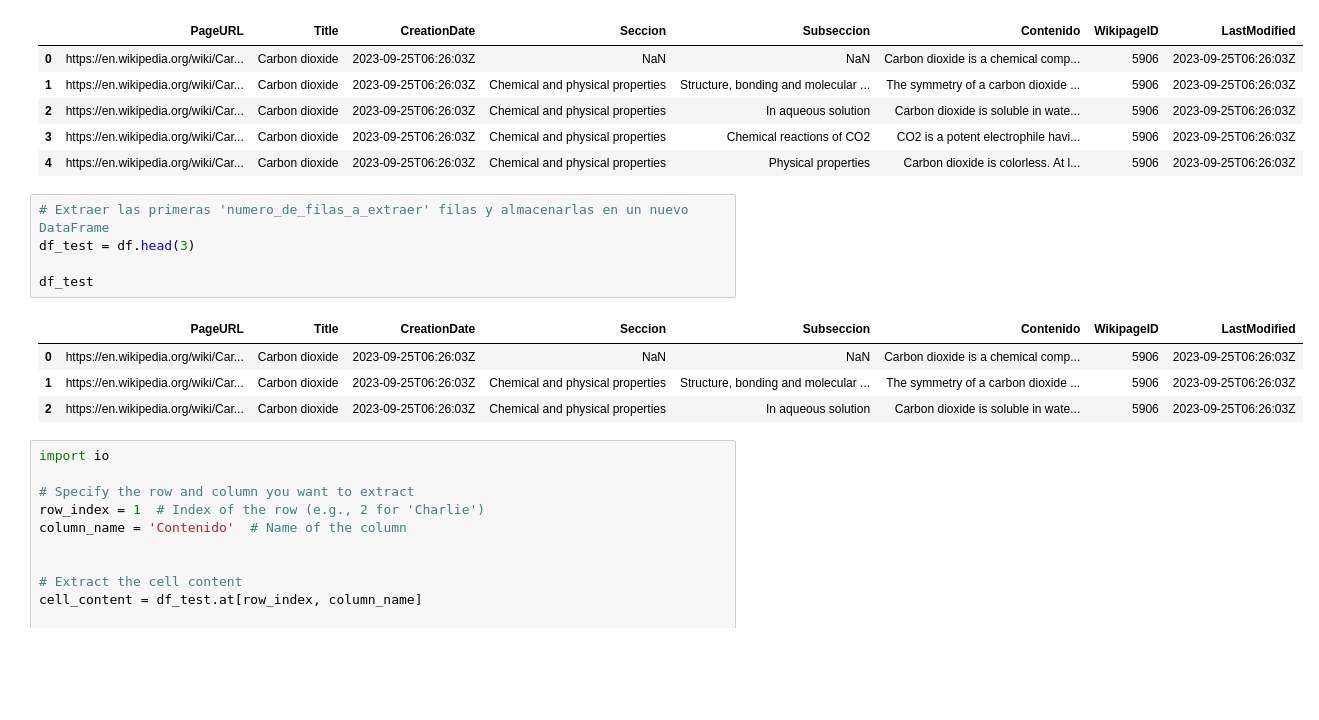
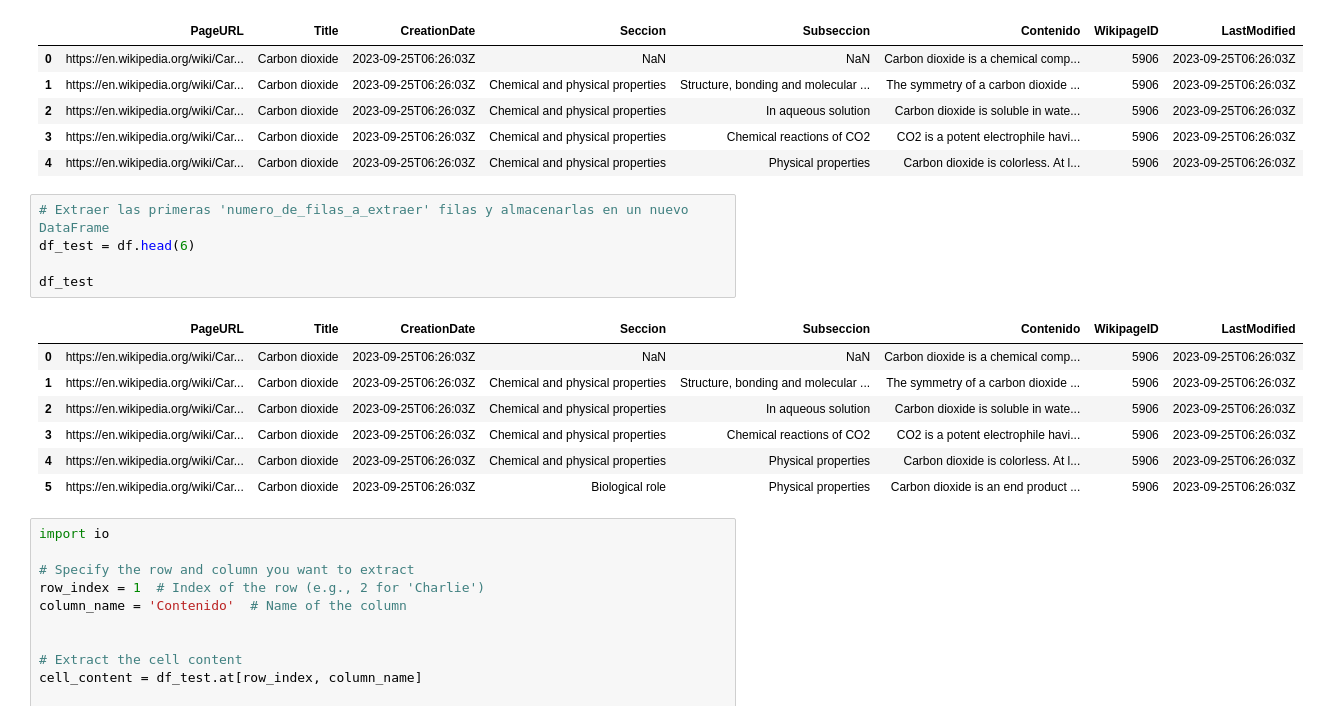
Before and after one commit to mattseb/tesis-qa-system, a Jupyter notebook: haystack_division_pruebas.ipynb, the cells around one changed output. Cells and saved outputs as stored; diff of their text form; blank space fills up the shorter version.

```diff
--- a/haystack_division_pruebas.ipynb
+++ b/haystack_division_pruebas.ipynb
@@ -28,14 +29,17 @@ df.head()
 | 4 | https://en.wikipedia.org/wiki/Car... | Carbon dioxide | 2023-09-25T06:26:03Z | Chemical and physical properties | Physical properties | Carbon dioxide is colorless. At l... | 5906 | 2023-09-25T06:26:03Z |
 # %%
 # Extraer las primeras 'numero_de_filas_a_extraer' filas y almacenarlas en un nuevo DataFrame
-df_test = df.head(3)
+df_test = df.head(6)
 
 df_test
 # %% [output]
 |  | PageURL | Title | CreationDate | Seccion | Subseccion | Contenido | WikipageID | LastModified |
 | 0 | https://en.wikipedia.org/wiki/Car... | Carbon dioxide | 2023-09-25T06:26:03Z | NaN | NaN | Carbon dioxide is a chemical comp... | 5906 | 2023-09-25T06:26:03Z |
 | 1 | https://en.wikipedia.org/wiki/Car... | Carbon dioxide | 2023-09-25T06:26:03Z | Chemical and physical properties | Structure, bonding and molecular ... | The symmetry of a carbon dioxide ... | 5906 | 2023-09-25T06:26:03Z |
 | 2 | https://en.wikipedia.org/wiki/Car... | Carbon dioxide | 2023-09-25T06:26:03Z | Chemical and physical properties | In aqueous solution | Carbon dioxide is soluble in wate... | 5906 | 2023-09-25T06:26:03Z |
+| 3 | https://en.wikipedia.org/wiki/Car... | Carbon dioxide | 2023-09-25T06:26:03Z | Chemical and physical properties | Chemical reactions of CO2 | CO2 is a potent electrophile havi... | 5906 | 2023-09-25T06:26:03Z |
+| 4 | https://en.wikipedia.org/wiki/Car... | Carbon dioxide | 2023-09-25T06:26:03Z | Chemical and physical properties | Physical properties | Carbon dioxide is colorless. At l... | 5906 | 2023-09-25T06:26:03Z |
+| 5 | https://en.wikipedia.org/wiki/Car... | Carbon dioxide | 2023-09-25T06:26:03Z | Biological role | Physical properties | Carbon dioxide is an end product ... | 5906 | 2023-09-25T06:26:03Z |
 # %%
 import io
 
```
Also changed, not shown: parts of 13 cells of this notebook, 1 other file.
